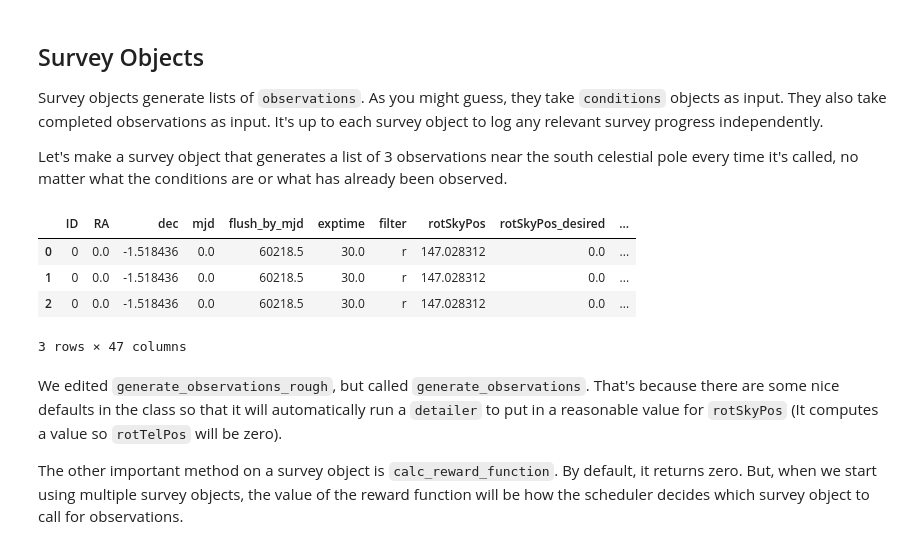
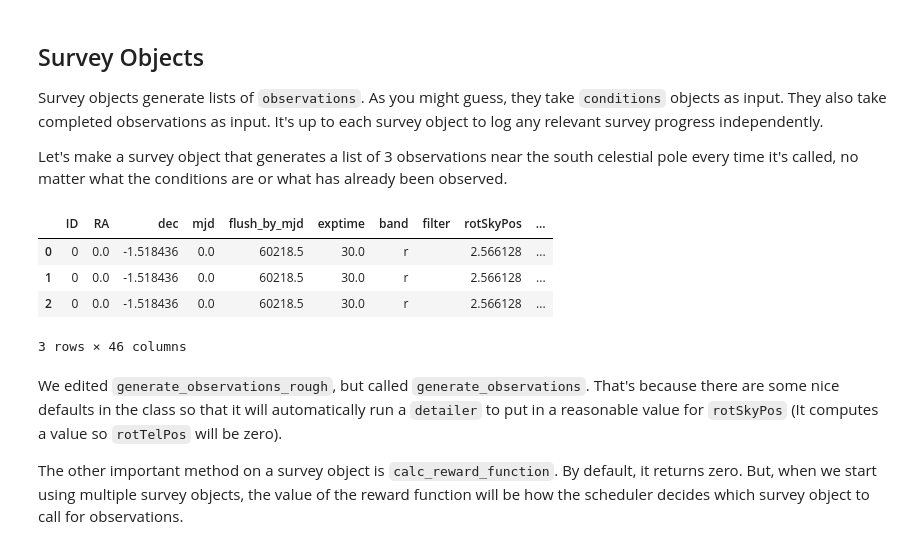
Before and after one commit to lsst/rubin_sim_notebooks, a Jupyter notebook: scheduler/1-Scheduler_intro.ipynb, the cells around one changed output. Saved outputs shown, nothing was run; the diff lists cells and outputs as text; code cells hidden in the pictures.

Commit message:
filter to band name update

```diff
--- a/scheduler/1-Scheduler_intro.ipynb
+++ b/scheduler/1-Scheduler_intro.ipynb
@@ -206,12 +206,12 @@ class ScpSurvey(BaseSurvey):
         obs['dec'] = np.radians(-87.)
         obs['exptime'] = 30.  # Seconds
         obs['nexp'] = 2
-        obs['filter'] = 'r'
+        obs['band'] = 'r'
         # If it's been 12 hours or more, don't try to execute the observation anymore
         obs['flush_by_mjd'] = conditions.mjd + 0.5
-        obs['note'] = 'scp'  # Always good to set the note to which survey generated the observation
-        # Make it a list of 3
-        result = [obs] * 3
+        obs['scheduler_note'] = 'scp'  # Always good to set the note to which survey generated the observation
+        # Make it 3
+        result = np.concatenate([obs] * 3)
         return result
 # %%
 # By default, survey objects expect a list of basis functions on instatiation. But we
@@ -220,14 +220,14 @@ scp_survey = ScpSurvey([])
 # %%
 # Here's what we get when we call our survey object
 observations = scp_survey.generate_observations(conditions)
 # Pandas makes a prettier table to look at
-pd.DataFrame(np.hstack(observations))
+pd.DataFrame(observations)
 # %% [output]
-|  | ID | RA | dec | mjd | flush_by_mjd | exptime | filter | rotSkyPos | rotSkyPos_desired | ... |
-| 0 | 0 | 0.0 | -1.518436 | 0.0 | 60218.5 | 30.0 | r | 147.028312 | 0.0 | ... |
-| 1 | 0 | 0.0 | -1.518436 | 0.0 | 60218.5 | 30.0 | r | 147.028312 | 0.0 | ... |
-| 2 | 0 | 0.0 | -1.518436 | 0.0 | 60218.5 | 30.0 | r | 147.028312 | 0.0 | ... |
+|  | ID | RA | dec | mjd | flush_by_mjd | exptime | band | filter | rotSkyPos | ... |
+| 0 | 0 | 0.0 | -1.518436 | 0.0 | 60218.5 | 30.0 | r |  | 2.566128 | ... |
+| 1 | 0 | 0.0 | -1.518436 | 0.0 | 60218.5 | 30.0 | r |  | 2.566128 | ... |
+| 2 | 0 | 0.0 | -1.518436 | 0.0 | 60218.5 | 30.0 | r |  | 2.566128 | ... |
-3 rows × 47 columns
+3 rows × 46 columns
 # %% [markdown]
 We edited `generate_observations_rough`, but called `generate_observations`. That's because there are some nice defaults in the class so that it will automatically run a `detailer` to put in a reasonable value for `rotSkyPos` (It computes a value so `rotTelPos` will be zero).
 
```
Also changed, not shown: parts of 9 cells of this notebook, 4 other files.
